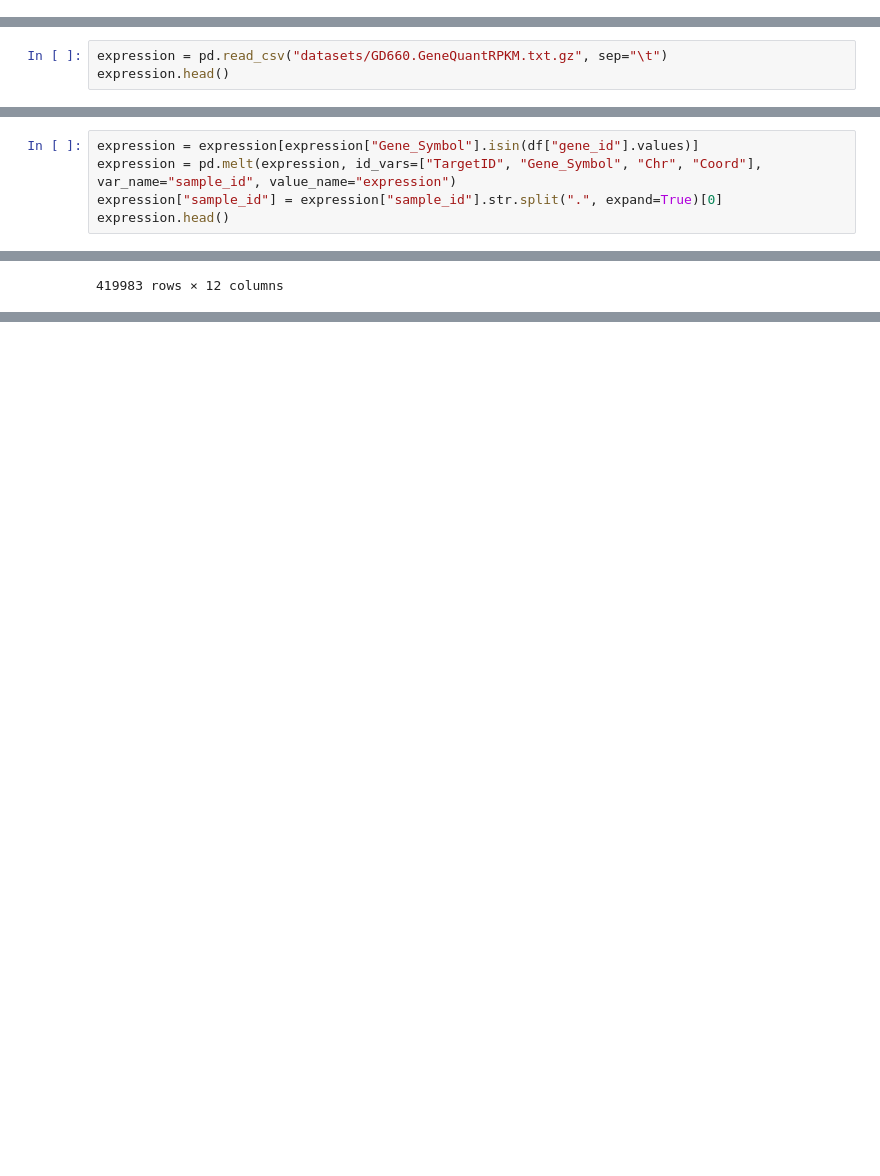
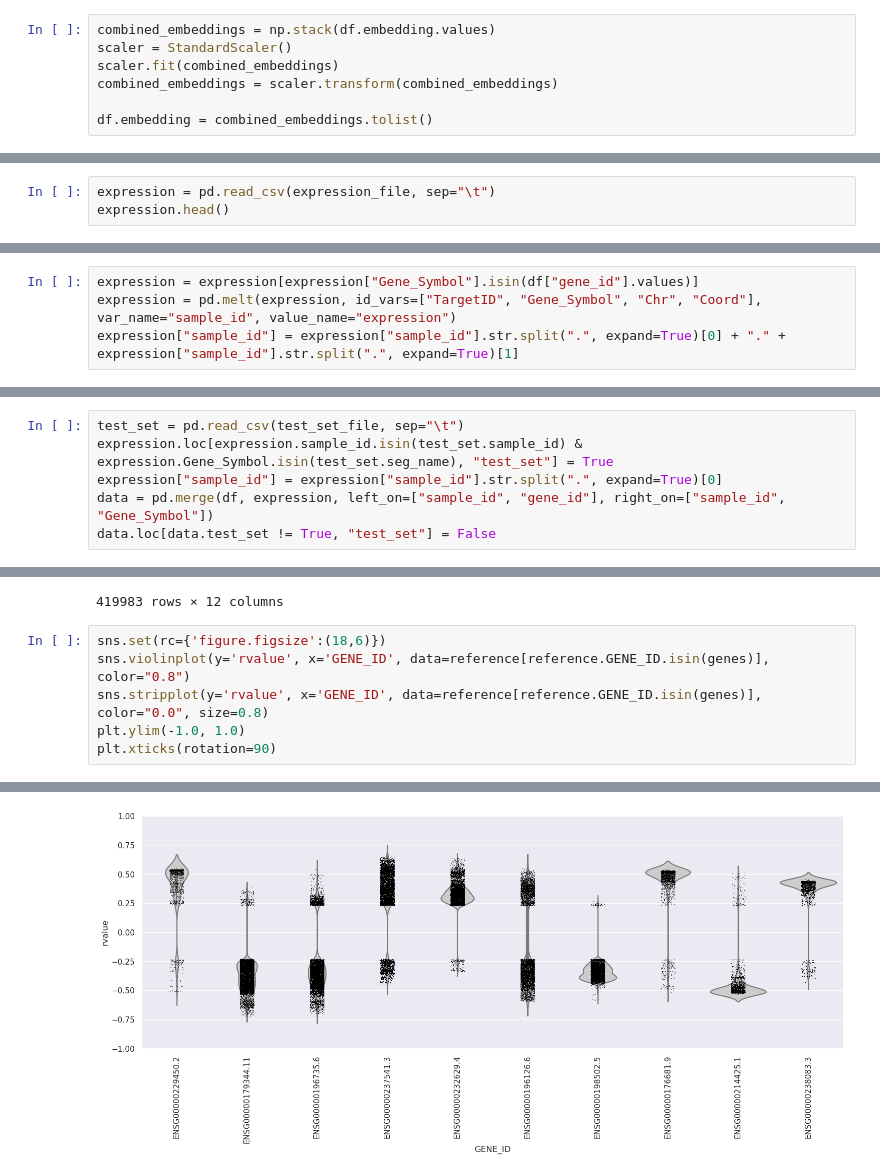
Before and after one commit to SarahOuologuem/lm-eqtl, a Jupyter notebook: expression_prediction.ipynb, the cells around one changed output, grey strips where cells are left out. Saved outputs shown, nothing was run; the diff lists cells and outputs as text; blank space fills up the shorter version.

```diff
--- a/expression_prediction.ipynb
+++ b/expression_prediction.ipynb
@@ -53,7 +60,14 @@ df.head()
+# %%
+combined_embeddings = np.stack(df.embedding.values)
+scaler = StandardScaler()
+scaler.fit(combined_embeddings)
+combined_embeddings = scaler.transform(combined_embeddings)
+
+df.embedding = combined_embeddings.tolist()
 # %% [markdown]
 ## 1.2 Expression Data
 # %%
-expression = pd.read_csv("datasets/GD660.GeneQuantRPKM.txt.gz", sep="\t")
+expression = pd.read_csv(expression_file, sep="\t")
 expression.head()
 # %% [output]
 |  | TargetID | Gene_Symbol | Chr | Coord | HG00096.1.M_111124_6 | HG00097.7.M_120219_2 | ... |
@@ -66,5 +80,4 @@ expression.head()
 # %%
 expression = expression[expression["Gene_Symbol"].isin(df["gene_id"].values)]
 expression = pd.melt(expression, id_vars=["TargetID", "Gene_Symbol", "Chr", "Coord"], var_name="sample_id", value_name="expression")
-expression["sample_id"] = expression["sample_id"].str.split(".", expand=True)[0]
-expression.head()
+expression["sample_id"] = expression["sample_id"].str.split(".", expand=True)[0] + "." + expression["sample_id"].str.split(".", expand=True)[1]
@@ -83,0 +84,6 @@ X = matrix containing the embeddings for each (sample, gene) pair.
+# %%
+test_set = pd.read_csv(test_set_file, sep="\t")
+expression.loc[expression.sample_id.isin(test_set.sample_id) & expression.Gene_Symbol.isin(test_set.seg_name), "test_set"] = True
+expression["sample_id"] = expression["sample_id"].str.split(".", expand=True)[0]
+data = pd.merge(df, expression, left_on=["sample_id", "gene_id"], right_on=["sample_id", "Gene_Symbol"])
+data.loc[data.test_set != True, "test_set"] = False
@@ -356,3 +371,10 @@ reference
 | 419981 | rs133352 | - | ENSG00000198951.6 | ENSG00000198951.6 | 22 | 22 | 42434022.0 | 42466846 | 32824.0 | 0.231003 | 6.579434e-06 | ... |
 | 419982 | rs4253755 | - | ENSG00000075234.12 | ENSG00000075234.12 | 22 | 22 | 46615376.0 | 46663858 | 48482.0 | -0.231000 | 6.581573e-06 | ... |
 419983 rows × 12 columns
+# %%
+sns.set(rc={'figure.figsize':(18,6)})
+sns.violinplot(y='rvalue', x='GENE_ID', data=reference[reference.GENE_ID.isin(genes)], color="0.8")
+sns.stripplot(y='rvalue', x='GENE_ID', data=reference[reference.GENE_ID.isin(genes)], color="0.0", size=0.8)
+plt.ylim(-1.0, 1.0)
+plt.xticks(rotation=90)
+# %% [output]
@@ -358,0 +392 @@ reference
+[figure, added]
```
Also changed, not shown: parts of 13 cells of this notebook, 1 other file.
